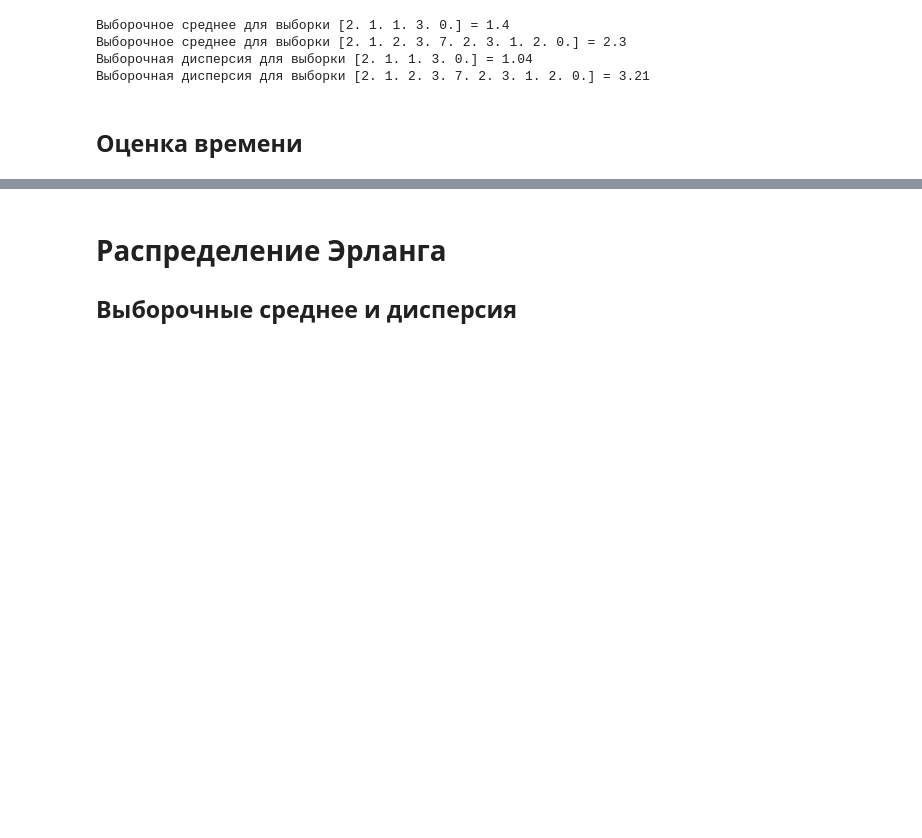
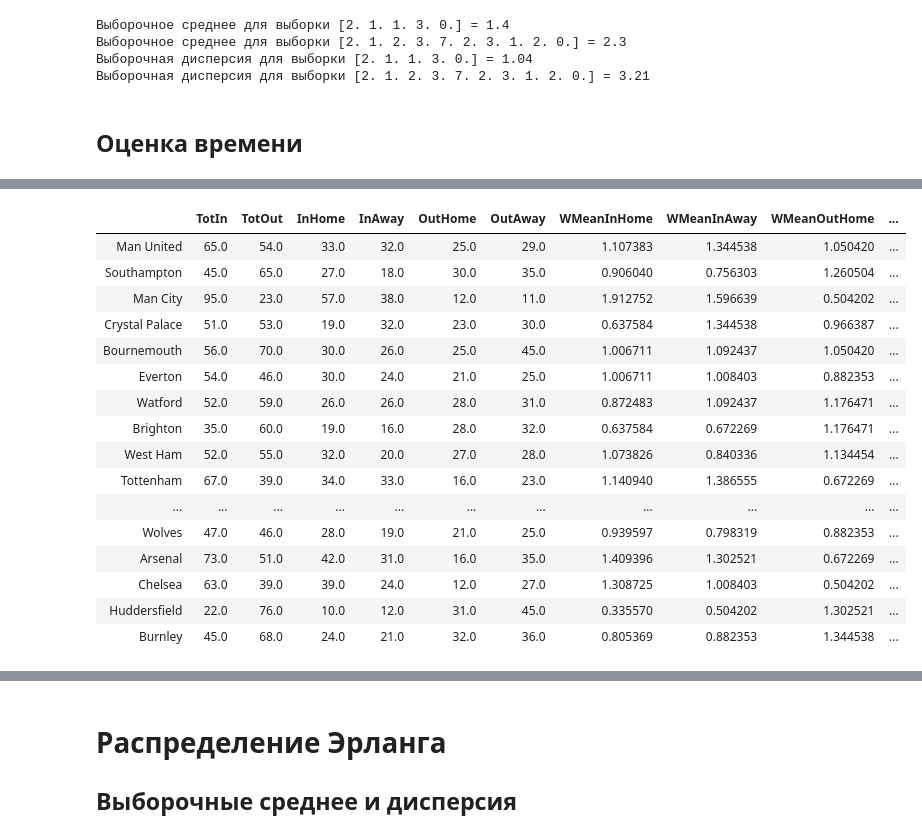
Before and after one commit to NikitaYurasov/Mathematical-statistics, a Jupyter notebook: ДЗ3.ipynb, the cells around one changed output, grey strips where cells are left out. Cells and saved outputs as stored; diff of their text form; code cells hidden in the pictures; blank space fills up the shorter version.

```diff
--- a/ДЗ3.ipynb
+++ b/ДЗ3.ipynb
@@ -98,0 +156,50 @@ np.var(random_poisson(2, 100000))
+# %%
+def Stats_Per_Team(stats):
+    teams = set(stats['HomeTeam'])
+    goals_per_team = {}
+    for team in teams:
+        goals = np.array([0, 0, 0, 0, 0, 0, 0, 0, 0, 0], dtype='f8')#забили всего, пропустили всего, забили дома, забили на выезде, пропустили дома, пропустили на выезде
+        for i in range(380):
+            if stats.loc[i][2] == team:
+                goals[0] += stats.loc[i][4]
+                goals[1] += stats.loc[i][5]
+                goals[2] += stats.loc[i][4]
+                goals[4] += stats.loc[i][5]
+            if stats.loc[i][3] == team:
+                goals[0] += stats.loc[i][5]
+                goals[1] += stats.loc[i][4]
+                goals[3] += stats.loc[i][5]
+                goals[5] += stats.loc[i][4]
+        goals_per_team[team] = goals
+    new_stats = pd.DataFrame(goals_per_team.values(),
+                         index=goals_per_team.keys(), columns=['TotIn', 'TotOut', 'InHome', 'InAway',
+                                                               'OutHome', 'OutAway', 'WMeanInHome', 'WMeanInAway',
+                                                               'WMeanOutHome', 'WMeanOutAway'])
+    mean_in_home = np.sum(new_stats['InHome'])/380
+    mean_in_away = np.sum(new_stats['InAway'])/380
+    for i in range(20):
+        new_stats.iloc[i]['WMeanInHome'] = new_stats.iloc[i]['InHome']/19/mean_in_home
+        new_stats.iloc[i]['WMeanInAway'] = new_stats.iloc[i]['InAway']/19/mean_in_away
+        new_stats.iloc[i]['WMeanOutHome'] = new_stats.iloc[i]['OutHome']/19/mean_in_away
+        new_stats.iloc[i]['WMeanOutAway'] = new_stats.iloc[i]['OutAway']/19/mean_in_home
+    return new_stats
+
+Stats_Per_Team(stats)
+# %% [output]
+|  | TotIn | TotOut | InHome | InAway | OutHome | OutAway | WMeanInHome | WMeanInAway | WMeanOutHome | ... |
+| Man United | 65.0 | 54.0 | 33.0 | 32.0 | 25.0 | 29.0 | 1.107383 | 1.344538 | 1.050420 | ... |
+| Southampton | 45.0 | 65.0 | 27.0 | 18.0 | 30.0 | 35.0 | 0.906040 | 0.756303 | 1.260504 | ... |
+| Man City | 95.0 | 23.0 | 57.0 | 38.0 | 12.0 | 11.0 | 1.912752 | 1.596639 | 0.504202 | ... |
+| Crystal Palace | 51.0 | 53.0 | 19.0 | 32.0 | 23.0 | 30.0 | 0.637584 | 1.344538 | 0.966387 | ... |
+| Bournemouth | 56.0 | 70.0 | 30.0 | 26.0 | 25.0 | 45.0 | 1.006711 | 1.092437 | 1.050420 | ... |
+| Everton | 54.0 | 46.0 | 30.0 | 24.0 | 21.0 | 25.0 | 1.006711 | 1.008403 | 0.882353 | ... |
+| Watford | 52.0 | 59.0 | 26.0 | 26.0 | 28.0 | 31.0 | 0.872483 | 1.092437 | 1.176471 | ... |
+| Brighton | 35.0 | 60.0 | 19.0 | 16.0 | 28.0 | 32.0 | 0.637584 | 0.672269 | 1.176471 | ... |
+| West Ham | 52.0 | 55.0 | 32.0 | 20.0 | 27.0 | 28.0 | 1.073826 | 0.840336 | 1.134454 | ... |
+| Tottenham | 67.0 | 39.0 | 34.0 | 33.0 | 16.0 | 23.0 | 1.140940 | 1.386555 | 0.672269 | ... |
+| ... | ... | ... | ... | ... | ... | ... | ... | ... | ... | ... |
+| Wolves | 47.0 | 46.0 | 28.0 | 19.0 | 21.0 | 25.0 | 0.939597 | 0.798319 | 0.882353 | ... |
+| Arsenal | 73.0 | 51.0 | 42.0 | 31.0 | 16.0 | 35.0 | 1.409396 | 1.302521 | 0.672269 | ... |
+| Chelsea | 63.0 | 39.0 | 39.0 | 24.0 | 12.0 | 27.0 | 1.308725 | 1.008403 | 0.504202 | ... |
+| Huddersfield | 22.0 | 76.0 | 10.0 | 12.0 | 31.0 | 45.0 | 0.335570 | 0.504202 | 1.302521 | ... |
+| Burnley | 45.0 | 68.0 | 24.0 | 21.0 | 32.0 | 36.0 | 0.805369 | 0.882353 | 1.344538 | ... |
```
Also changed, not shown: parts of 20 cells of this notebook.
